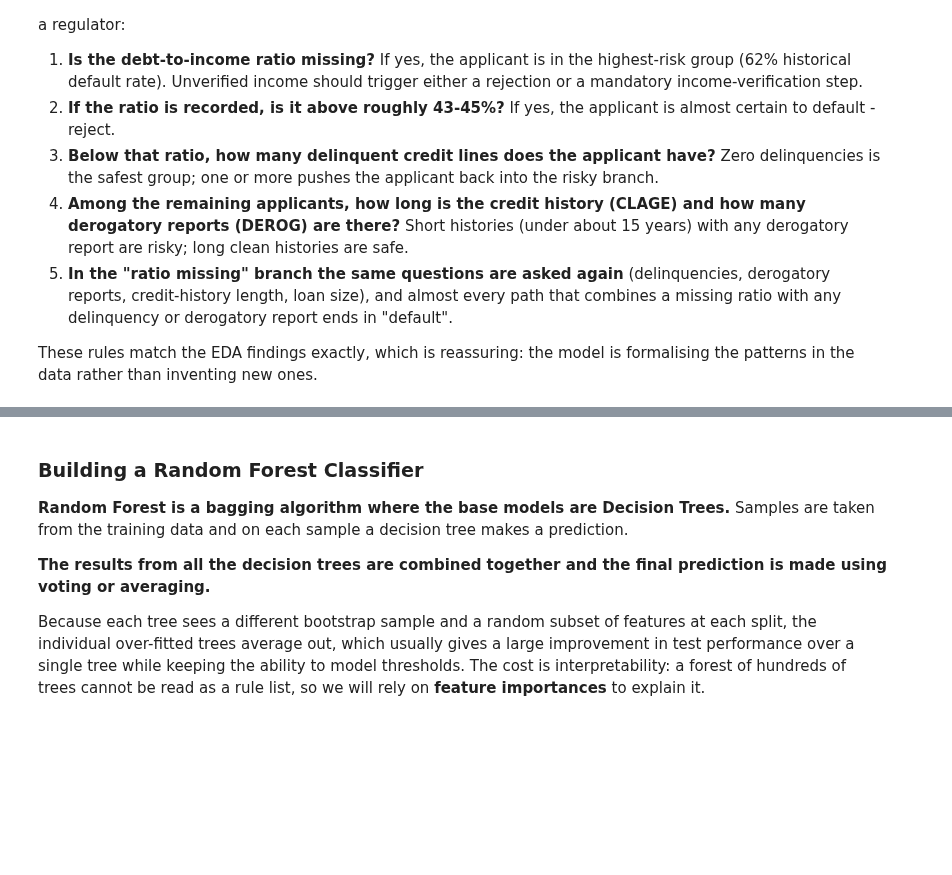
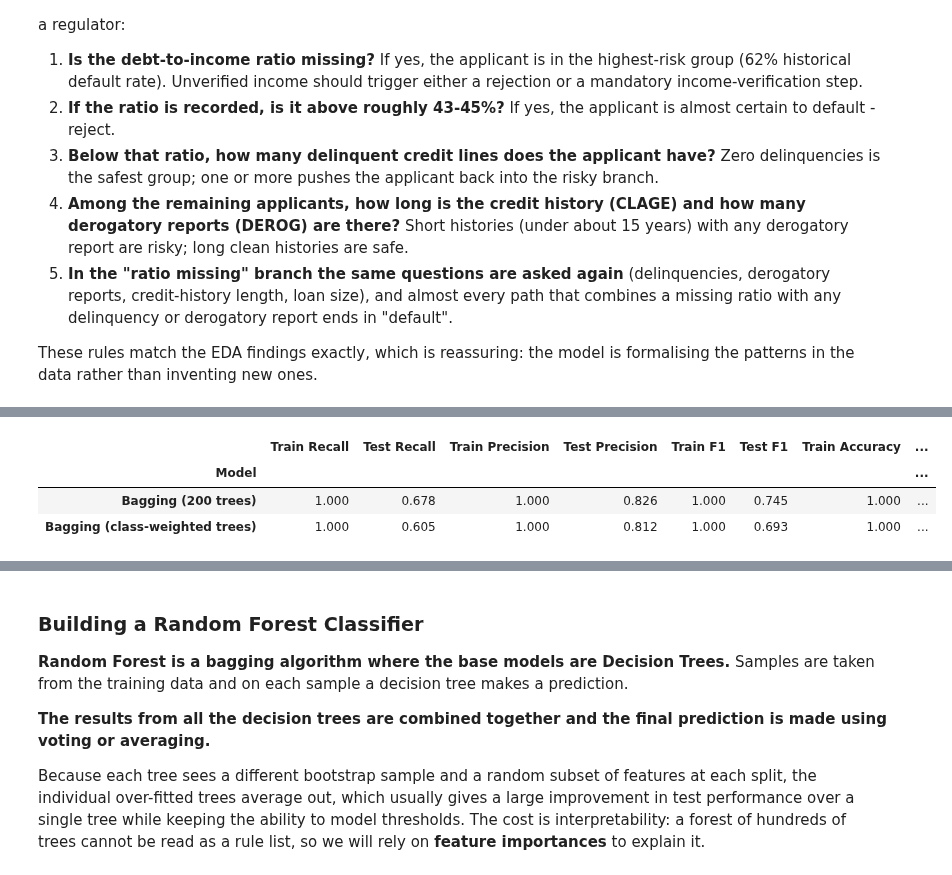
Before and after one commit to shubham1891/Personal-code, a Jupyter notebook: notebooks/Loan_Default_Prediction_Capstone.ipynb, the cells around one changed output, grey strips where cells are left out. Cells and saved outputs as stored; diff of their text form; code cells hidden in the pictures; blank space fills up the shorter version.

```diff
--- a/notebooks/Loan_Default_Prediction_Capstone.ipynb
+++ b/notebooks/Loan_Default_Prediction_Capstone.ipynb
@@ -1286,0 +1329,12 @@ These rules match the EDA findings exactly, which is reassuring: the model is fo
+# %%
+# Does weighting the base trees towards the defaulter class help a bagged ensemble?
+bag_cw = BaggingClassifier(estimator=DecisionTreeClassifier(random_state=RANDOM_STATE, class_weight={0: 0.2, 1: 0.8}),
+                           n_estimators=200, random_state=RANDOM_STATE, n_jobs=-1)
+bag_cw.fit(X_train, y_train)
+results.append(model_scores(bag_cw, X_train, y_train, X_test, y_test, "Bagging (class-weighted trees)"))
+pd.concat(results[-2:], ignore_index=True).set_index("Model").round(3)
+# %% [output]
+|  | Train Recall | Test Recall | Train Precision | Test Precision | Train F1 | Test F1 | Train Accuracy | ... |
+| Model |  |  |  |  |  |  |  | ... |
+| Bagging (200 trees) | 1.000 | 0.678 | 1.000 | 0.826 | 1.000 | 0.745 | 1.000 | ... |
+| Bagging (class-weighted trees) | 1.000 | 0.605 | 1.000 | 0.812 | 1.000 | 0.693 | 1.000 | ... |
```
Also changed, not shown: parts of 11 cells of this notebook, 11 other files.
